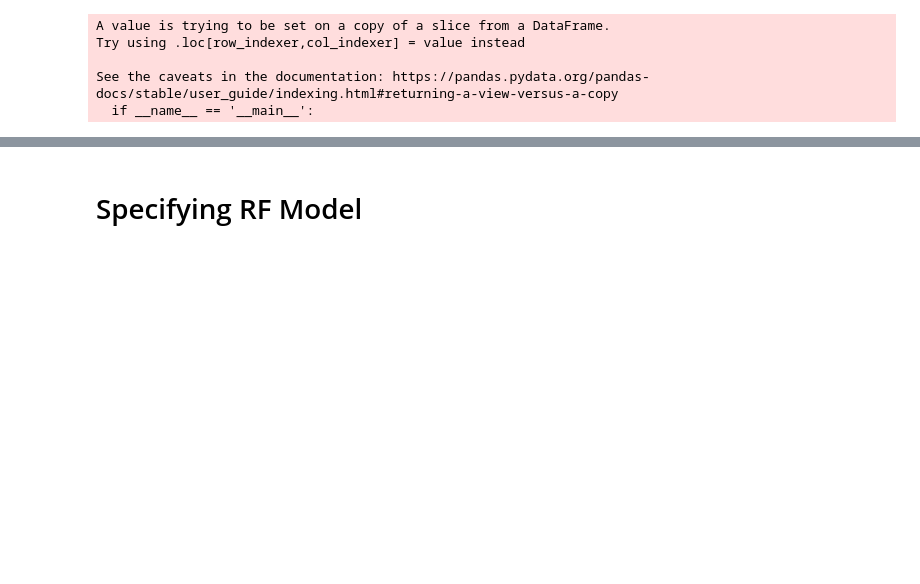
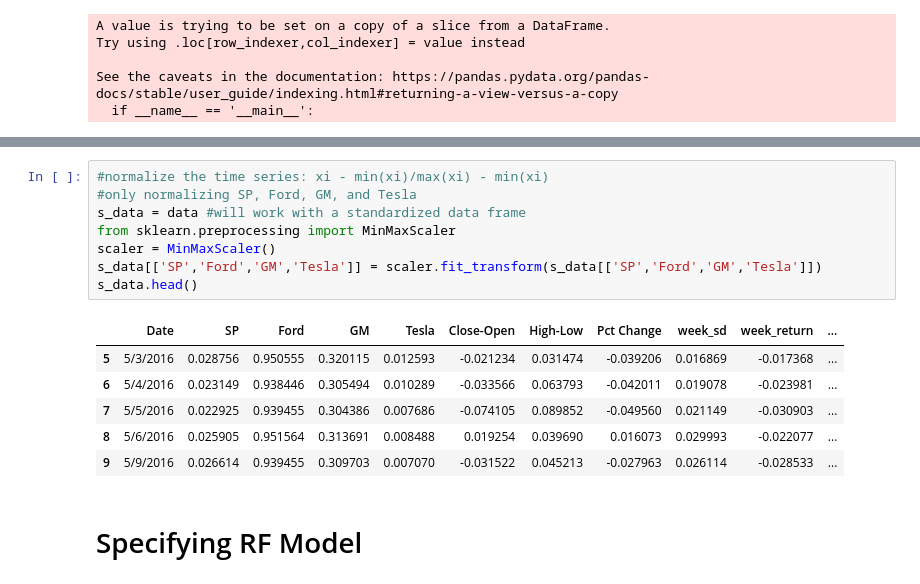
Before and after one commit to jborders23/math6397-funhouse, a Jupyter notebook: MATH6397_Final_RF.ipynb, the cells around one changed output, grey strips where cells are left out. Drawn from its saved outputs; the diff is of its cells as text; blank space fills up the shorter version.

```diff
--- a/MATH6397_Final_RF.ipynb
+++ b/MATH6397_Final_RF.ipynb
@@ -72,3 +58,18 @@ labels = s_data.iloc[:,-1]
+# %%
+#normalize the time series: xi - min(xi)/max(xi) - min(xi)
+#only normalizing SP, Ford, GM, and Tesla
+s_data = data #will work with a standardized data frame
+from sklearn.preprocessing import MinMaxScaler
+scaler = MinMaxScaler()
+s_data[['SP','Ford','GM','Tesla']] = scaler.fit_transform(s_data[['SP','Ford','GM','Tesla']])
+s_data.head()
+# %% [output]
+|  | Date | SP | Ford | GM | Tesla | Close-Open | High-Low | Pct Change | week_sd | week_return | ... |
+| 5 | 5/3/2016 | 0.028756 | 0.950555 | 0.320115 | 0.012593 | -0.021234 | 0.031474 | -0.039206 | 0.016869 | -0.017368 | ... |
+| 6 | 5/4/2016 | 0.023149 | 0.938446 | 0.305494 | 0.010289 | -0.033566 | 0.063793 | -0.042011 | 0.019078 | -0.023981 | ... |
+| 7 | 5/5/2016 | 0.022925 | 0.939455 | 0.304386 | 0.007686 | -0.074105 | 0.089852 | -0.049560 | 0.021149 | -0.030903 | ... |
+| 8 | 5/6/2016 | 0.025905 | 0.951564 | 0.313691 | 0.008488 | 0.019254 | 0.039690 | 0.016073 | 0.029993 | -0.022077 | ... |
+| 9 | 5/9/2016 | 0.026614 | 0.939455 | 0.309703 | 0.007070 | -0.031522 | 0.045213 | -0.027963 | 0.026114 | -0.028533 | ... |
 # %% [markdown]
 # Specifying RF Model
 # %%
```
Also changed, not shown: parts of 10 cells of this notebook.
